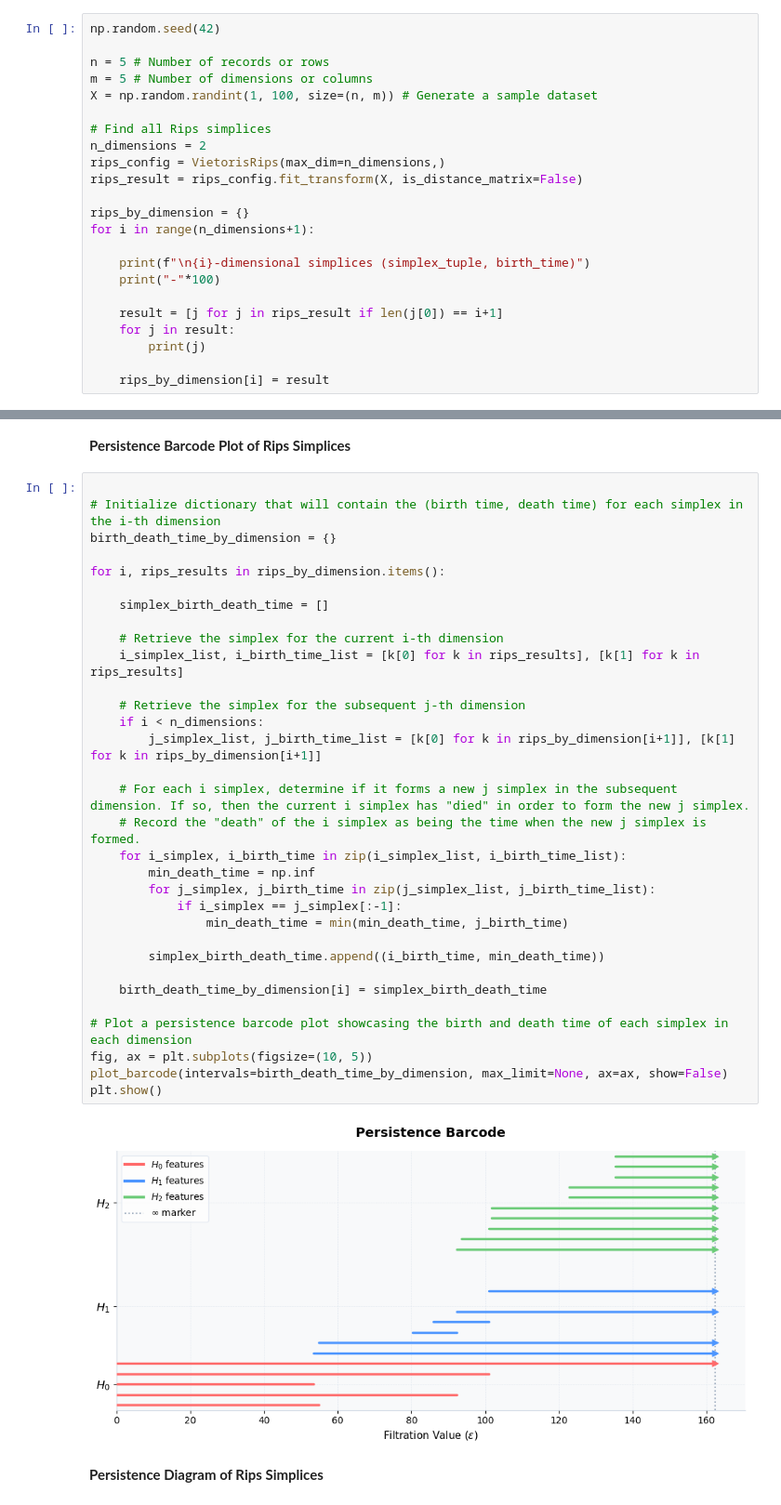
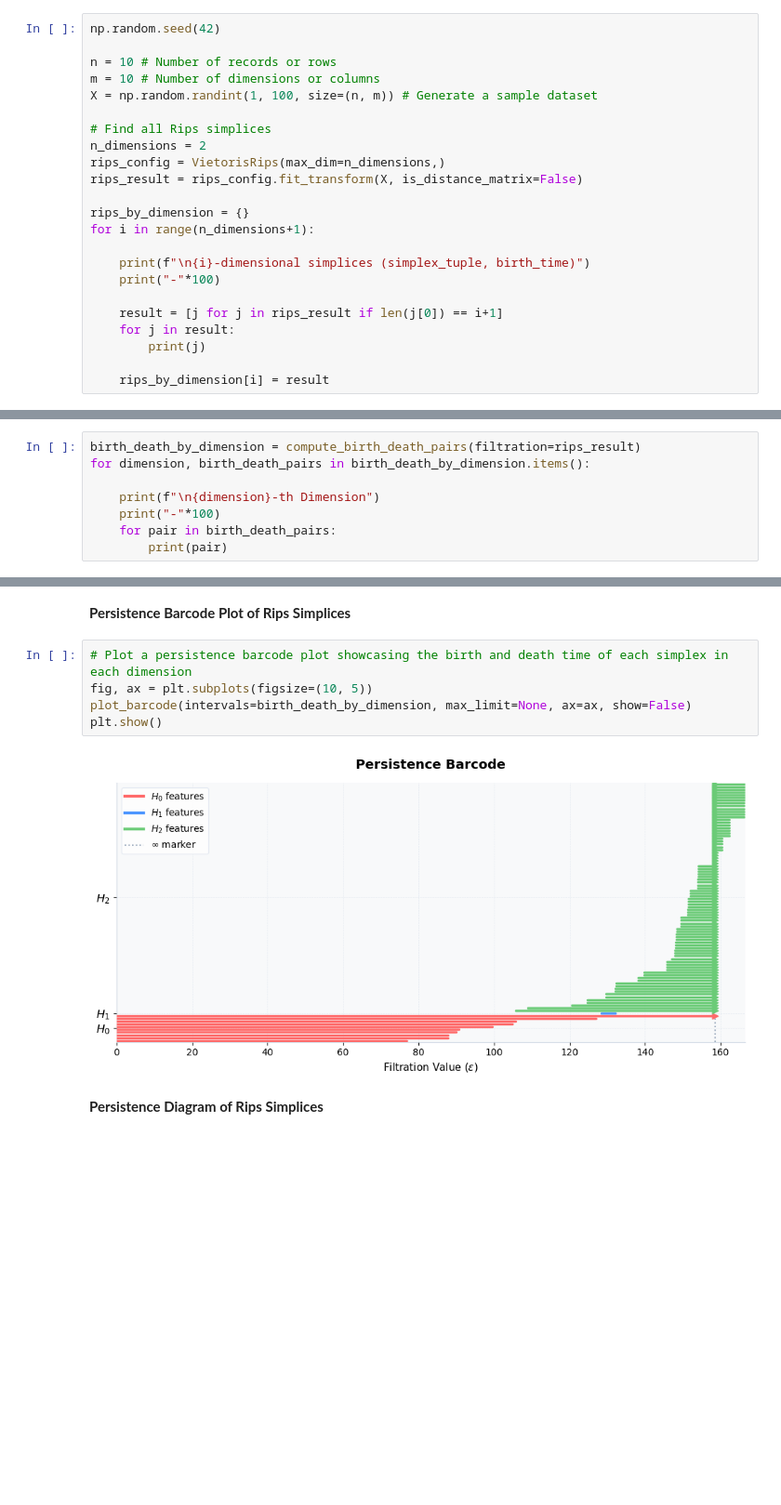
Before and after one commit to tcphan/holey-moley, a Jupyter notebook: notebooks/rips.ipynb, the cells around one changed output, grey strips where cells are left out. Shown at 93% size. Cells and saved outputs as stored; diff of their text form; blank space fills up the shorter version.

Commit message:
Add compute_birth_death_pairs function

```diff
--- a/notebooks/rips.ipynb
+++ b/notebooks/rips.ipynb
@@ -20,8 +20,8 @@ from tda.plotting import plot_barcode, plot_persistence_diagram
 # %%
 np.random.seed(42)
 
-n = 5 # Number of records or rows
-m = 5 # Number of dimensions or columns
+n = 10 # Number of records or rows
+m = 10 # Number of dimensions or columns
 X = np.random.randint(1, 100, size=(n, m)) # Generate a sample dataset
 
 # Find all Rips simplices
@@ -60,0 +63,8 @@ for i in range(n_dimensions+1):
+# %%
+birth_death_by_dimension = compute_birth_death_pairs(filtration=rips_result)
+for dimension, birth_death_pairs in birth_death_by_dimension.items():
+
+    print(f"\n{dimension}-th Dimension")
+    print("-"*100)
+    for pair in birth_death_pairs:
+        print(pair)
@@ -61,39 +89,12 @@ for i in range(n_dimensions+1):
 # %% [markdown]
 **Persistence Barcode Plot of Rips Simplices**
 # %%
-
-# Initialize dictionary that will contain the (birth time, death time) for each simplex in the i-th dimension
-birth_death_time_by_dimension = {}
-
-for i, rips_results in rips_by_dimension.items():
-
-    simplex_birth_death_time = []
-
-    # Retrieve the simplex for the current i-th dimension
-    i_simplex_list, i_birth_time_list = [k[0] for k in rips_results], [k[1] for k in rips_results]
-
-    # Retrieve the simplex for the subsequent j-th dimension
-    if i < n_dimensions:
-        j_simplex_list, j_birth_time_list = [k[0] for k in rips_by_dimension[i+1]], [k[1] for k in rips_by_dimension[i+1]]
-
-    # For each i simplex, determine if it forms a new j simplex in the subsequent dimension. If so, then the current i simplex has "died" in order to form the new j simplex.
-    # Record the "death" of the i simplex as being the time when the new j simplex is formed.
-    for i_simplex, i_birth_time in zip(i_simplex_list, i_birth_time_list):
-        min_death_time = np.inf
-        for j_simplex, j_birth_time in zip(j_simplex_list, j_birth_time_list):
-            if i_simplex == j_simplex[:-1]:
-                min_death_time = min(min_death_time, j_birth_time)
-
-        simplex_birth_death_time.append((i_birth_time, min_death_time))
-
-    birth_death_time_by_dimension[i] = simplex_birth_death_time
-
 # Plot a persistence barcode plot showcasing the birth and death time of each simplex in each dimension
 fig, ax = plt.subplots(figsize=(10, 5))
-plot_barcode(intervals=birth_death_time_by_dimension, max_limit=None, ax=ax, show=False)
+plot_barcode(intervals=birth_death_by_dimension, max_limit=None, ax=ax, show=False)
 plt.show()
 # %% [output]
-[figure, old version]
+[figure, new version]
 # %% [markdown]
 **Persistence Diagram of Rips Simplices**
 # %%
```
Also changed, not shown: parts of 5 cells of this notebook, 1 other file.
